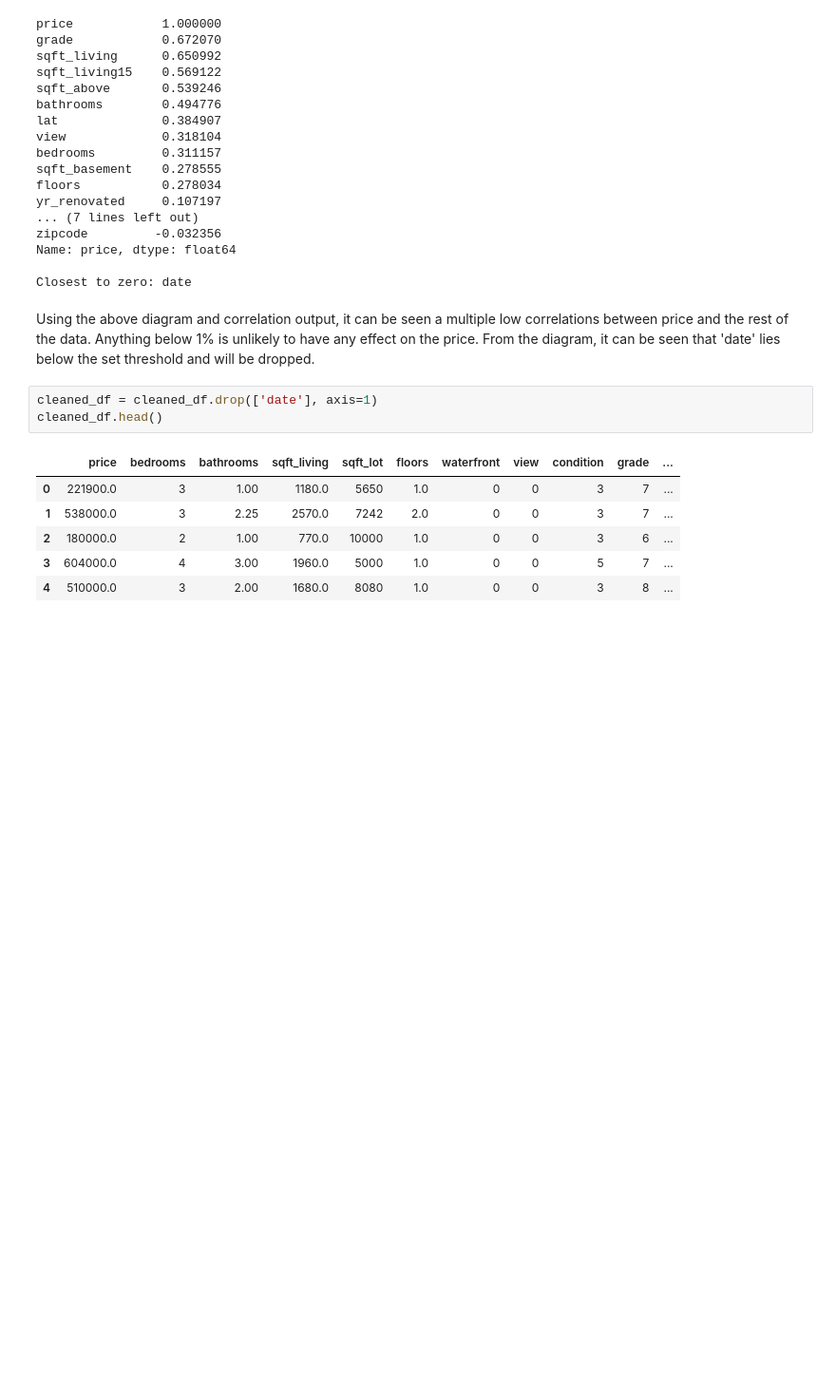
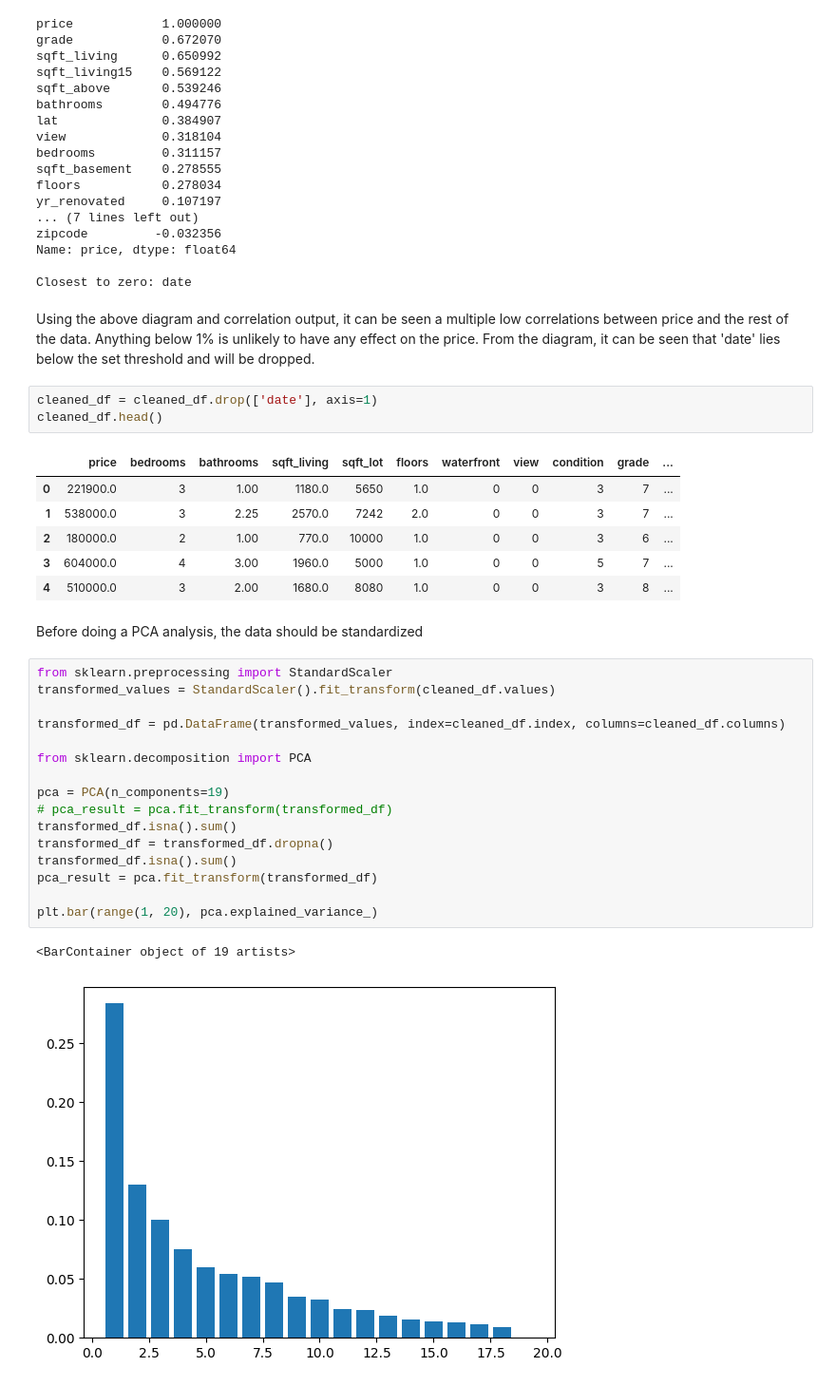
Before and after one commit to Peter537/Dat4-BI-MP3, a Jupyter notebook: house-data.ipynb, the cells around one changed output. Shown at 95% size. Cells and saved outputs as stored; diff of their text form; blank space fills up the shorter version.

```diff
--- a/house-data.ipynb
+++ b/house-data.ipynb
@@ -209,3 +212,24 @@ cleaned_df.head()
 | 2 | 180000.0 | 2 | 1.00 | 770.0 | 10000 | 1.0 | 0 | 0 | 3 | 6 | ... |
 | 3 | 604000.0 | 4 | 3.00 | 1960.0 | 5000 | 1.0 | 0 | 0 | 5 | 7 | ... |
 | 4 | 510000.0 | 3 | 2.00 | 1680.0 | 8080 | 1.0 | 0 | 0 | 3 | 8 | ... |
+# %% [markdown]
+Before doing a PCA analysis, the data should be standardized
+# %%
+from sklearn.preprocessing import StandardScaler
+transformed_values = StandardScaler().fit_transform(cleaned_df.values)
+
+transformed_df = pd.DataFrame(transformed_values, index=cleaned_df.index, columns=cleaned_df.columns)
+
+from sklearn.decomposition import PCA
+
+pca = PCA(n_components=19)
+# pca_result = pca.fit_transform(transformed_df)
+transformed_df.isna().sum()
+transformed_df = transformed_df.dropna()
+transformed_df.isna().sum()
+pca_result = pca.fit_transform(transformed_df)
+
+plt.bar(range(1, 20), pca.explained_variance_)
+# %% [output]
+<BarContainer object of 19 artists>
+[figure, added]
```
Also changed, not shown: parts of 1 cell of this notebook.
